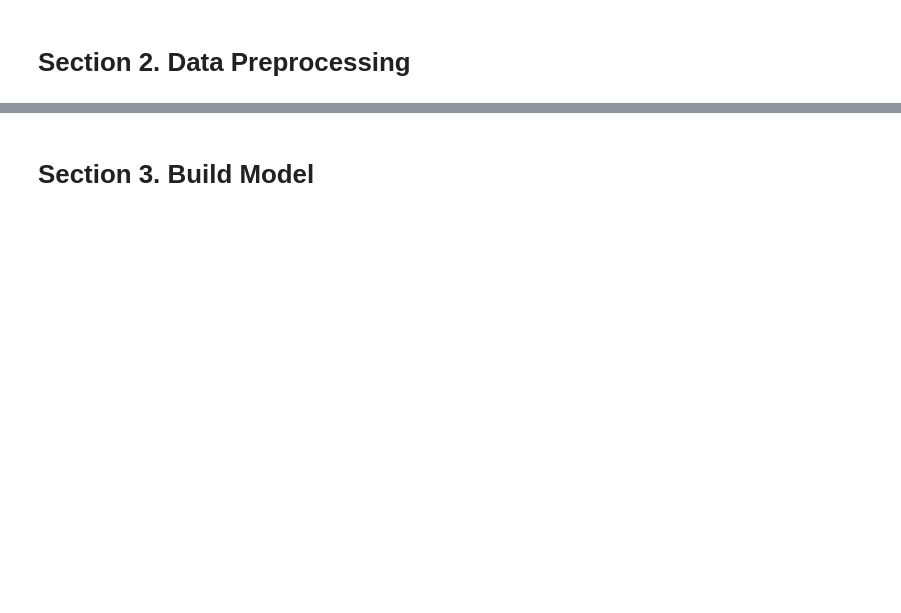
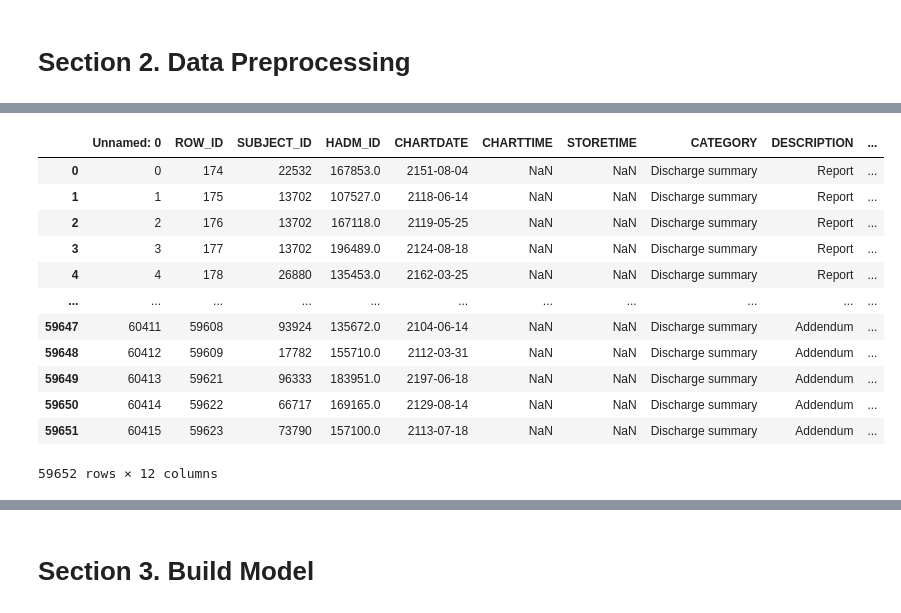
Before and after one commit to starmpcc/KoSAIM2023-Transformer, a Jupyter notebook: auto_coding.ipynb, the cells around one changed output, grey strips where cells are left out. Drawn from its saved outputs; the diff is of its cells as text; code cells hidden in the pictures; blank space fills up the shorter version.

```diff
--- a/auto_coding.ipynb
+++ b/auto_coding.ipynb
@@ -63,6 +174,21 @@ label
 # %%
-notes = pd.read_csv('NOTEEVENTS.csv')
+# NOTE: Use Filtered File
+# notes = pd.read_csv('NOTEEVENTS.csv')
+# notes = notes[notes['CATEGORY'] == 'Discharge summary']
 
-# NOTE! This line is skipped
-notes = notes[notes['CATEGORY'] == 'Discharge summary']
+notes = pd.read_csv('NOTEEVENTS_filtered.csv')
 notes
+# %% [output]
+|  | Unnamed: 0 | ROW_ID | SUBJECT_ID | HADM_ID | CHARTDATE | CHARTTIME | STORETIME | CATEGORY | DESCRIPTION | ... |
+| 0 | 0 | 174 | 22532 | 167853.0 | 2151-08-04 | NaN | NaN | Discharge summary | Report | ... |
+| 1 | 1 | 175 | 13702 | 107527.0 | 2118-06-14 | NaN | NaN | Discharge summary | Report | ... |
+| 2 | 2 | 176 | 13702 | 167118.0 | 2119-05-25 | NaN | NaN | Discharge summary | Report | ... |
+| 3 | 3 | 177 | 13702 | 196489.0 | 2124-08-18 | NaN | NaN | Discharge summary | Report | ... |
+| 4 | 4 | 178 | 26880 | 135453.0 | 2162-03-25 | NaN | NaN | Discharge summary | Report | ... |
+| ... | ... | ... | ... | ... | ... | ... | ... | ... | ... | ... |
+| 59647 | 60411 | 59608 | 93924 | 135672.0 | 2104-06-14 | NaN | NaN | Discharge summary | Addendum | ... |
+| 59648 | 60412 | 59609 | 17782 | 155710.0 | 2112-03-31 | NaN | NaN | Discharge summary | Addendum | ... |
+| 59649 | 60413 | 59621 | 96333 | 183951.0 | 2197-06-18 | NaN | NaN | Discharge summary | Addendum | ... |
+| 59650 | 60414 | 59622 | 66717 | 169165.0 | 2129-08-14 | NaN | NaN | Discharge summary | Addendum | ... |
+| 59651 | 60415 | 59623 | 73790 | 157100.0 | 2113-07-18 | NaN | NaN | Discharge summary | Addendum | ... |
+59652 rows × 12 columns
```
Also changed, not shown: parts of 30 cells of this notebook.
